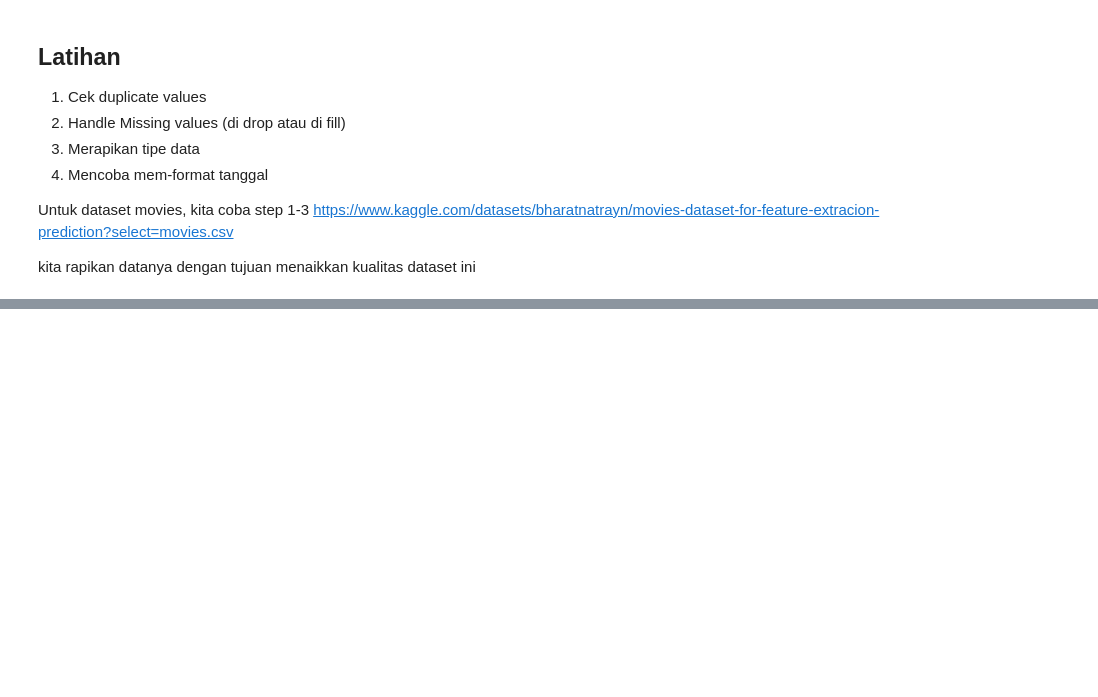
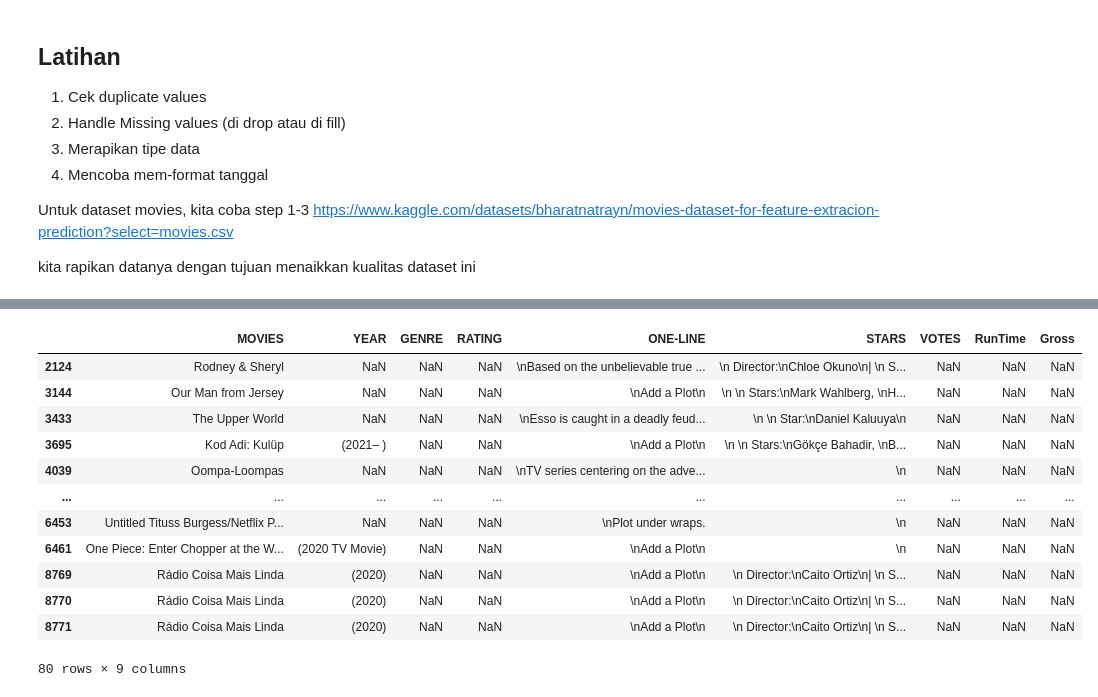
Before and after one commit to stefkwan/pytn_300725, a Jupyter notebook: sesi6_14Aug.ipynb, the cells around one changed output, grey strips where cells are left out. Cells and saved outputs as stored; diff of their text form; code cells hidden in the pictures; blank space fills up the shorter version.

```diff
--- a/sesi6_14Aug.ipynb
+++ b/sesi6_14Aug.ipynb
@@ -537,0 +648,2 @@ kita rapikan datanya dengan tujuan menaikkan kualitas dataset ini
+# %%
+df_movies['GENRE'] = df_movies['GENRE'].str.strip()
@@ -537,0 +670,16 @@ kita rapikan datanya dengan tujuan menaikkan kualitas dataset ini
+# %%
+df_movies[df_movies['GENRE'].isnull()]
+# %% [output]
+|  | MOVIES | YEAR | GENRE | RATING | ONE-LINE | STARS | VOTES | RunTime | Gross |
+| 2124 | Rodney & Sheryl | NaN | NaN | NaN | \nBased on the unbelievable true ... | \n Director:\nChloe Okuno\n| \n S... | NaN | NaN | NaN |
+| 3144 | Our Man from Jersey | NaN | NaN | NaN | \nAdd a Plot\n | \n \n Stars:\nMark Wahlberg, \nH... | NaN | NaN | NaN |
+| 3433 | The Upper World | NaN | NaN | NaN | \nEsso is caught in a deadly feud... | \n \n Star:\nDaniel Kaluuya\n | NaN | NaN | NaN |
+| 3695 | Kod Adi: Kulüp | (2021– ) | NaN | NaN | \nAdd a Plot\n | \n \n Stars:\nGökçe Bahadir, \nB... | NaN | NaN | NaN |
+| 4039 | Oompa-Loompas | NaN | NaN | NaN | \nTV series centering on the adve... | \n | NaN | NaN | NaN |
+| ... | ... | ... | ... | ... | ... | ... | ... | ... | ... |
+| 6453 | Untitled Tituss Burgess/Netflix P... | NaN | NaN | NaN | \nPlot under wraps. | \n | NaN | NaN | NaN |
+| 6461 | One Piece: Enter Chopper at the W... | (2020 TV Movie) | NaN | NaN | \nAdd a Plot\n | \n | NaN | NaN | NaN |
+| 8769 | Rádio Coisa Mais Linda | (2020) | NaN | NaN | \nAdd a Plot\n | \n Director:\nCaito Ortiz\n| \n S... | NaN | NaN | NaN |
+| 8770 | Rádio Coisa Mais Linda | (2020) | NaN | NaN | \nAdd a Plot\n | \n Director:\nCaito Ortiz\n| \n S... | NaN | NaN | NaN |
+| 8771 | Rádio Coisa Mais Linda | (2020) | NaN | NaN | \nAdd a Plot\n | \n Director:\nCaito Ortiz\n| \n S... | NaN | NaN | NaN |
+80 rows × 9 columns
```
Also changed, not shown: parts of 9 cells of this notebook, 1 other file.
